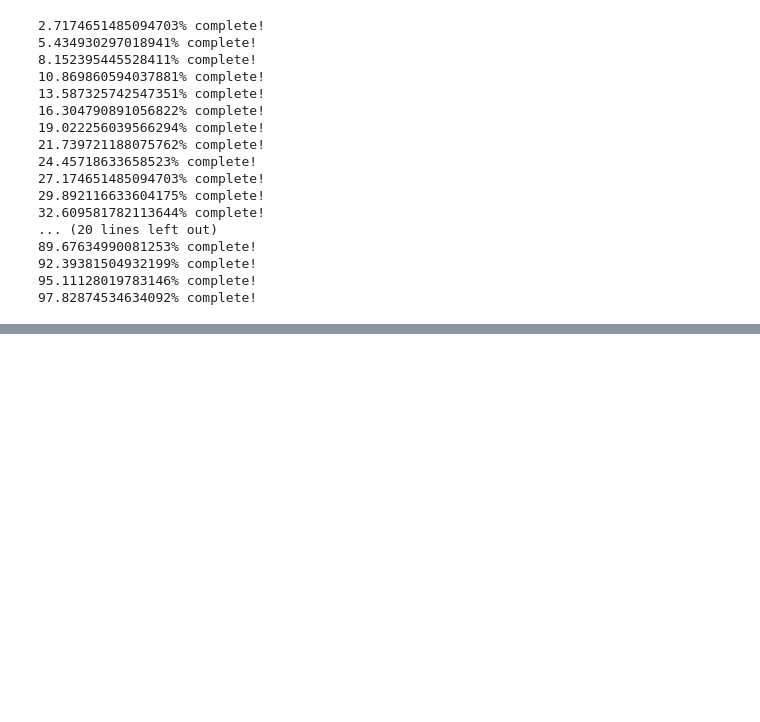
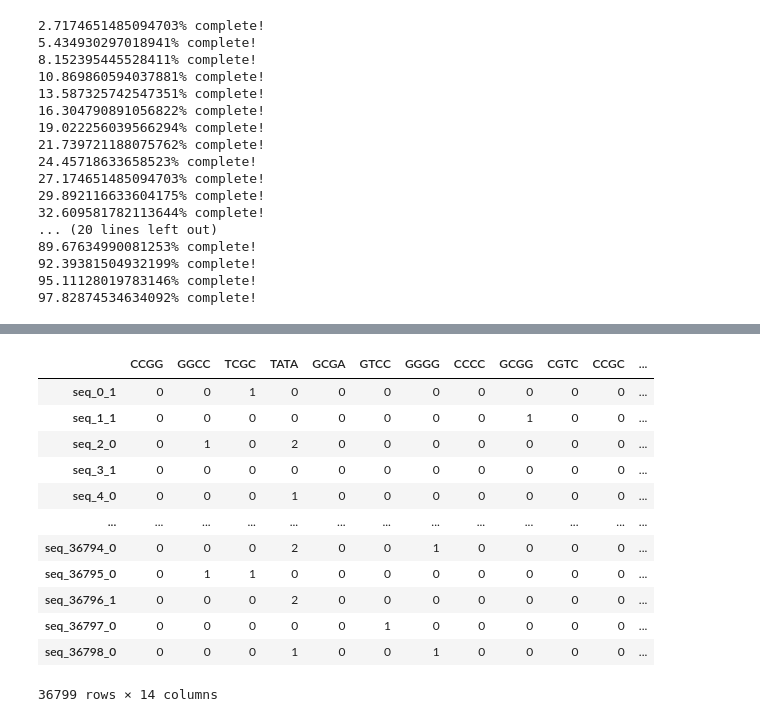
Before and after one commit to ninasachdev/QCB557_project, a Jupyter notebook: make_dict.ipynb, the cells around one changed output, grey strips where cells are left out. Saved outputs shown, nothing was run; the diff lists cells and outputs as text; code cells hidden in the pictures; blank space fills up the shorter version.

```diff
--- a/make_dict.ipynb
+++ b/make_dict.ipynb
@@ -204,0 +208,59 @@ First key content:
+# %%
+#metadata table
+#row: sequence
+#columns: columns for each token position MAPPED to relevant motif OR other motif
+#column for label (postiive or negative)
+
+positive_motifs = {
+    443:'CCGG',
+    136:'GGCC',
+    685:'TCGC',
+    46:'TATA',
+    405:'GCGA',
+    90:'GTCC'
+}
+
+negative_motifs = {
+    92:'GGGG',
+    102:'CCCC',
+    247:'GCGG',
+    270:'CGTC',
+    2787:'CCGC',
+    288:'TCGG',
+    49:'CAAA'
+}
+
+seq_motifs = []
+for seq,data in results_dict.items():
+    this_input_ids = data['input_ids'][0]
+    this_motifs = []
+    this_motif_df = pd.DataFrame(0, index=np.arange(1), columns=list(positive_motifs.values()) + list(negative_motifs.values()))
+    for input_id in this_input_ids:
+
+        if input_id in positive_motifs.keys():
+            this_motif_df[positive_motifs[input_id]]+=1
+        elif input_id in negative_motifs.keys():
+            this_motif_df[negative_motifs[input_id]]+=1
+
+    seq_motifs.append(this_motif_df)
+# %%
+metadata = pd.concat(seq_motifs, axis=0, ignore_index=True)
+metadata.index = list(results_dict.keys())
+seq_labels = [x.split('_')[-1] for x in list(metadata.index)]
+metadata['label'] = seq_labels
+# %%
+metadata
+# %% [output]
+|  | CCGG | GGCC | TCGC | TATA | GCGA | GTCC | GGGG | CCCC | GCGG | CGTC | CCGC | ... |
+| seq_0_1 | 0 | 0 | 1 | 0 | 0 | 0 | 0 | 0 | 0 | 0 | 0 | ... |
+| seq_1_1 | 0 | 0 | 0 | 0 | 0 | 0 | 0 | 0 | 1 | 0 | 0 | ... |
+| seq_2_0 | 0 | 1 | 0 | 2 | 0 | 0 | 0 | 0 | 0 | 0 | 0 | ... |
+| seq_3_1 | 0 | 0 | 0 | 0 | 0 | 0 | 0 | 0 | 0 | 0 | 0 | ... |
+| seq_4_0 | 0 | 0 | 0 | 1 | 0 | 0 | 0 | 0 | 0 | 0 | 0 | ... |
+| ... | ... | ... | ... | ... | ... | ... | ... | ... | ... | ... | ... | ... |
+| seq_36794_0 | 0 | 0 | 0 | 2 | 0 | 0 | 1 | 0 | 0 | 0 | 0 | ... |
+| seq_36795_0 | 0 | 1 | 1 | 0 | 0 | 0 | 0 | 0 | 0 | 0 | 0 | ... |
+| seq_36796_1 | 0 | 0 | 0 | 2 | 0 | 0 | 0 | 0 | 0 | 0 | 0 | ... |
+| seq_36797_0 | 0 | 0 | 0 | 0 | 0 | 1 | 0 | 0 | 0 | 0 | 0 | ... |
+| seq_36798_0 | 0 | 0 | 0 | 1 | 0 | 0 | 1 | 0 | 0 | 0 | 0 | ... |
+36799 rows × 14 columns
```
Also changed, not shown: parts of 11 cells of this notebook.
